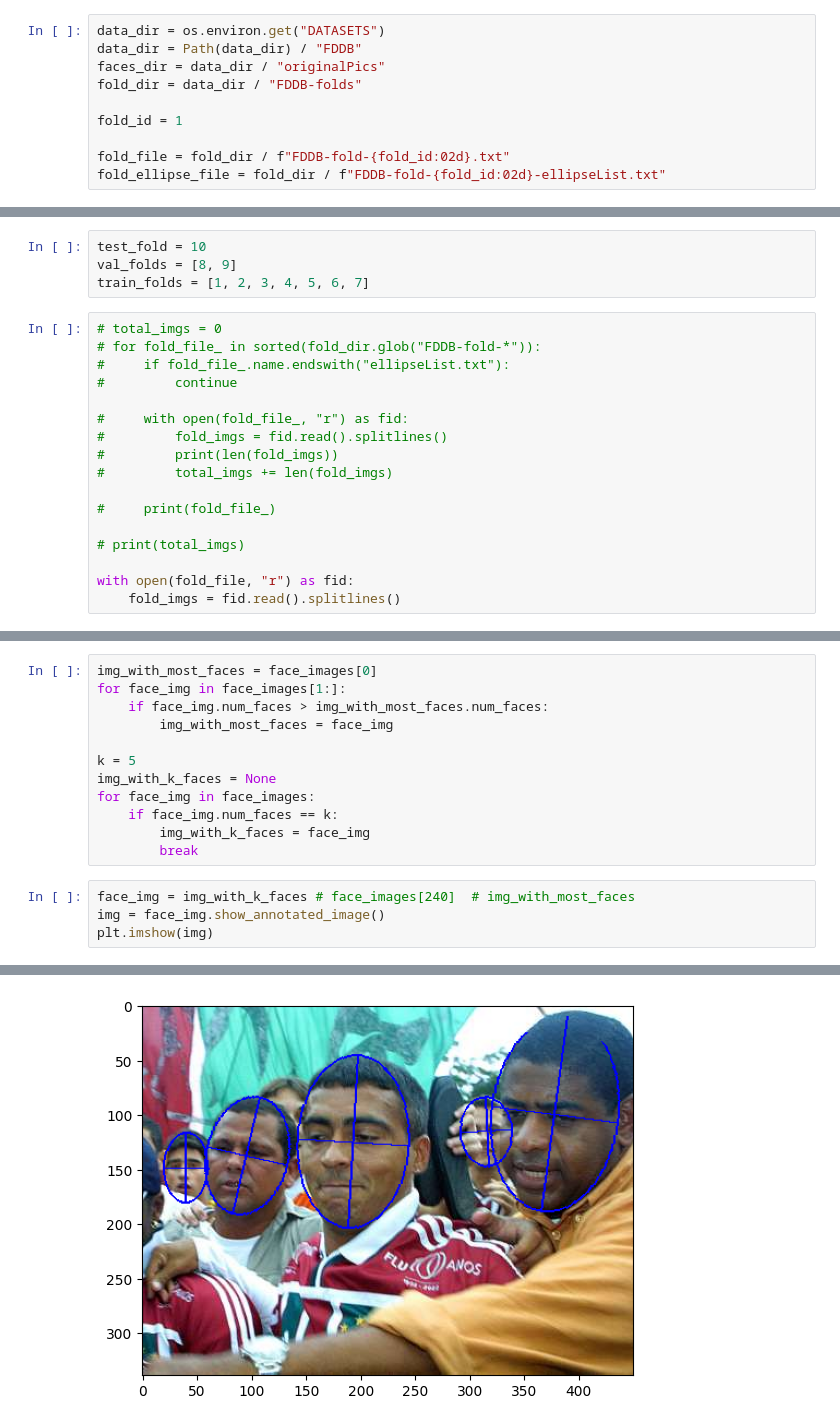
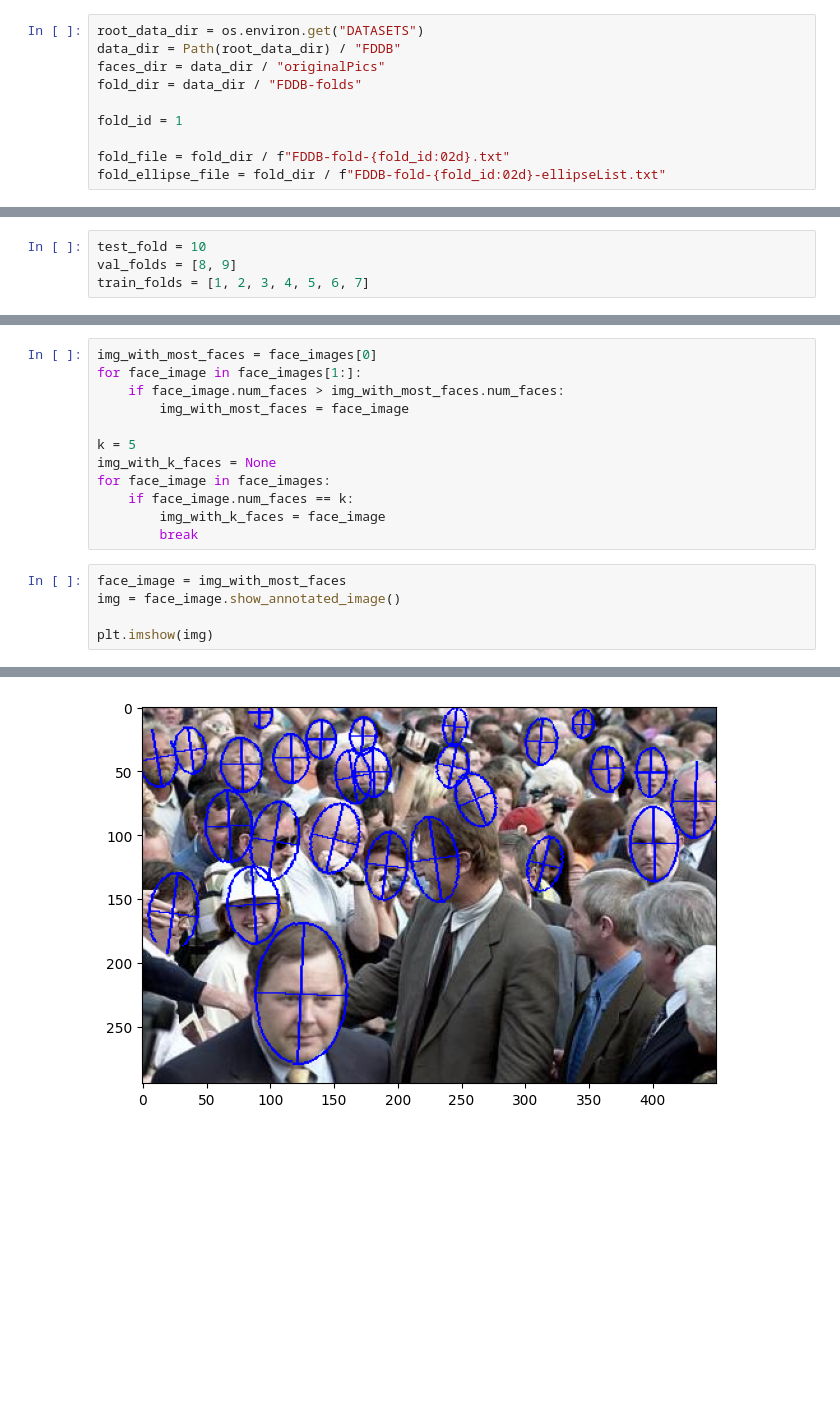
Before and after one commit to IanCher/cv_prince, a Jupyter notebook: notebooks/chap_07_complex_densities/face_detection.ipynb, the cells around one changed output, grey strips where cells are left out. Saved outputs shown, nothing was run; the diff lists cells and outputs as text; blank space fills up the shorter version.

```diff
--- a/notebooks/chap_07_complex_densities/face_detection.ipynb
+++ b/notebooks/chap_07_complex_densities/face_detection.ipynb
@@ -11,6 +13,6 @@ from experiments.datasets.faces import FaceImage, FaceAnnotation
 # %%
-data_dir = os.environ.get("DATASETS")
-data_dir = Path(data_dir) / "FDDB"
+root_data_dir = os.environ.get("DATASETS")
+data_dir = Path(root_data_dir) / "FDDB"
 faces_dir = data_dir / "originalPics"
 fold_dir = data_dir / "FDDB-folds"
 
@@ -22,21 +31,4 @@ fold_ellipse_file = fold_dir / f"FDDB-fold-{fold_id:02d}-ellipseList.txt"
 test_fold = 10
 val_folds = [8, 9]
 train_folds = [1, 2, 3, 4, 5, 6, 7]
-# %%
-# total_imgs = 0
-# for fold_file_ in sorted(fold_dir.glob("FDDB-fold-*")):
-#     if fold_file_.name.endswith("ellipseList.txt"):
-#         continue
-
-#     with open(fold_file_, "r") as fid:
-#         fold_imgs = fid.read().splitlines()
-#         print(len(fold_imgs))
-#         total_imgs += len(fold_imgs)
-
-#     print(fold_file_)
-
-# print(total_imgs)
-
-with open(fold_file, "r") as fid:
-    fold_imgs = fid.read().splitlines()
 # %%
@@ -67,17 +183,18 @@ with open(fold_ellipse_file, "r") as fid:
 # %%
 img_with_most_faces = face_images[0]
-for face_img in face_images[1:]:
-    if face_img.num_faces > img_with_most_faces.num_faces:
-        img_with_most_faces = face_img
+for face_image in face_images[1:]:
+    if face_image.num_faces > img_with_most_faces.num_faces:
+        img_with_most_faces = face_image
 
 k = 5
 img_with_k_faces = None
-for face_img in face_images:
-    if face_img.num_faces == k:
-        img_with_k_faces = face_img
+for face_image in face_images:
+    if face_image.num_faces == k:
+        img_with_k_faces = face_image
         break
 # %%
-face_img = img_with_k_faces # face_images[240]  # img_with_most_faces
-img = face_img.show_annotated_image()
+face_image = img_with_most_faces
+img = face_image.show_annotated_image()
+
 plt.imshow(img)
 # %% [output]
@@ -85,3 +201,3 @@ plt.imshow(img)
-[figure, old version]
+[figure, new version]
 # %%
 num_instances = None
```
Also changed, not shown: parts of 15 cells of this notebook, 6 other files.
